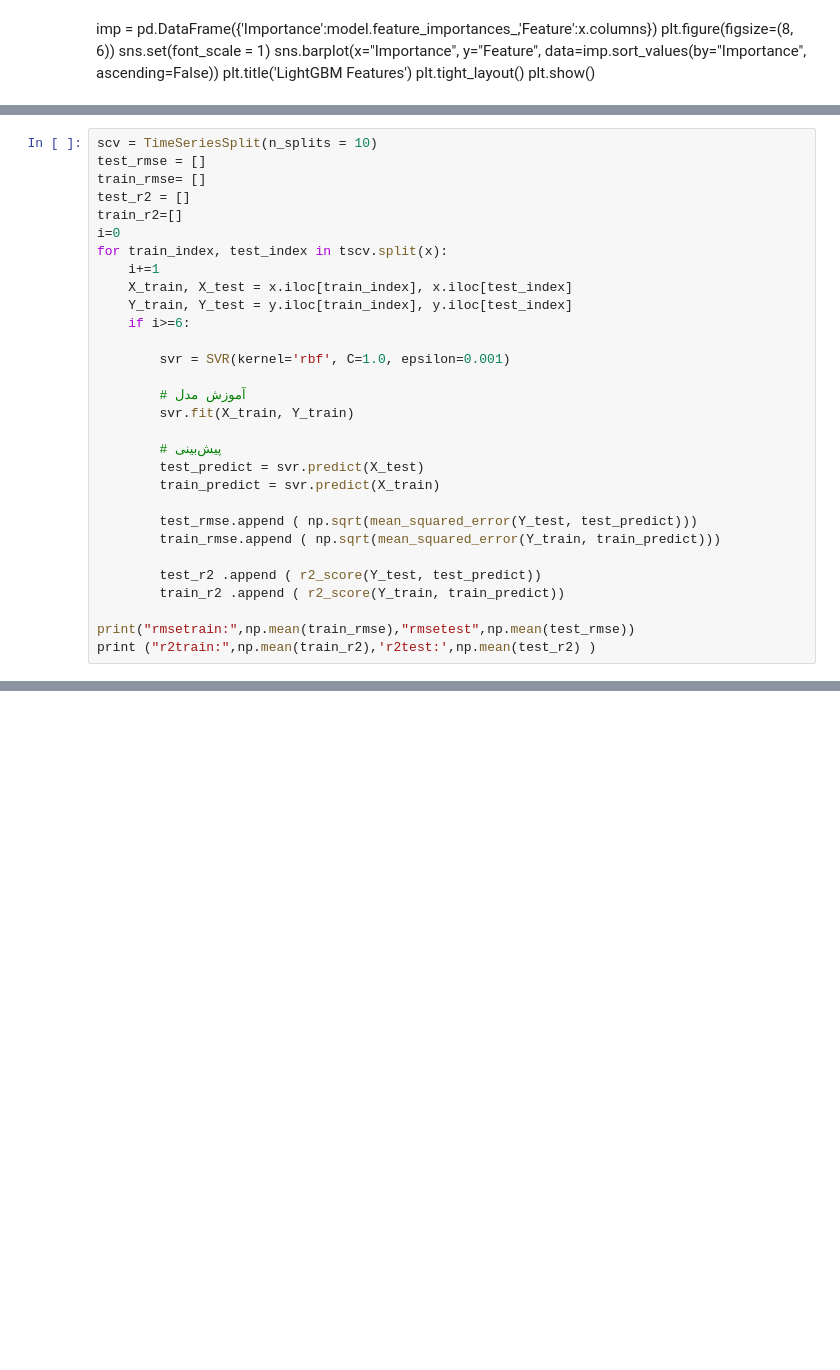
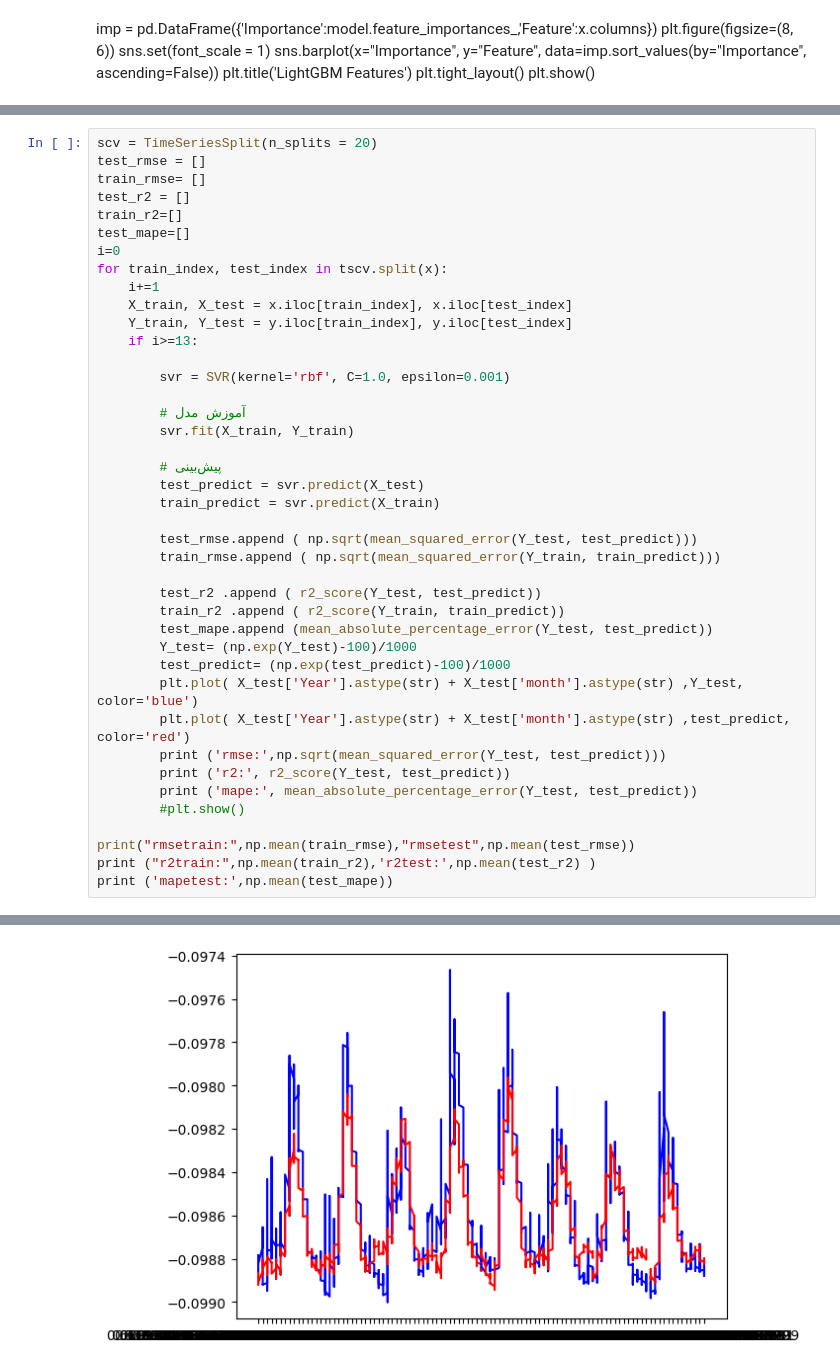
Before and after one commit to homa-abedin/Dams, a Jupyter notebook: dams-teh.ipynb, the cells around one changed output, grey strips where cells are left out. Drawn from its saved outputs; the diff is of its cells as text; blank space fills up the shorter version.

```diff
--- a/dams-teh.ipynb
+++ b/dams-teh.ipynb
@@ -258,15 +364,16 @@ Name: Total_in, dtype: float64
 # %%
-scv = TimeSeriesSplit(n_splits = 10)
+scv = TimeSeriesSplit(n_splits = 20)
 test_rmse = []
 train_rmse= []
 test_r2 = []
 train_r2=[]
+test_mape=[]
 i=0
 for train_index, test_index in tscv.split(x):
     i+=1
     X_train, X_test = x.iloc[train_index], x.iloc[test_index]
     Y_train, Y_test = y.iloc[train_index], y.iloc[test_index]
-    if i>=6:
+    if i>=13:
 
         svr = SVR(kernel='rbf', C=1.0, epsilon=0.001)
 
@@ -282,6 +389,17 @@ for train_index, test_index in tscv.split(x):
 
         test_r2 .append ( r2_score(Y_test, test_predict))
         train_r2 .append ( r2_score(Y_train, train_predict))
+        test_mape.append (mean_absolute_percentage_error(Y_test, test_predict))
+        Y_test= (np.exp(Y_test)-100)/1000
+        test_predict= (np.exp(test_predict)-100)/1000
+        plt.plot( X_test['Year'].astype(str) + X_test['month'].astype(str) ,Y_test, color='blue')
+        plt.plot( X_test['Year'].astype(str) + X_test['month'].astype(str) ,test_predict, color='red')
+        print ('rmse:',np.sqrt(mean_squared_error(Y_test, test_predict)))
+        print ('r2:', r2_score(Y_test, test_predict))
+        print ('mape:', mean_absolute_percentage_error(Y_test, test_predict))
+        #plt.show()
 
 print("rmsetrain:",np.mean(train_rmse),"rmsetest",np.mean(test_rmse))
 print ("r2train:",np.mean(train_r2),'r2test:',np.mean(test_r2) )
+print ('mapetest:',np.mean(test_mape))
+# %% [output]
@@ -287,0 +423 @@ print ("r2train:",np.mean(train_r2),'r2test:',np.mean(test_r2) )
+[figure, added]
```
Also changed, not shown: parts of 27 cells of this notebook.
